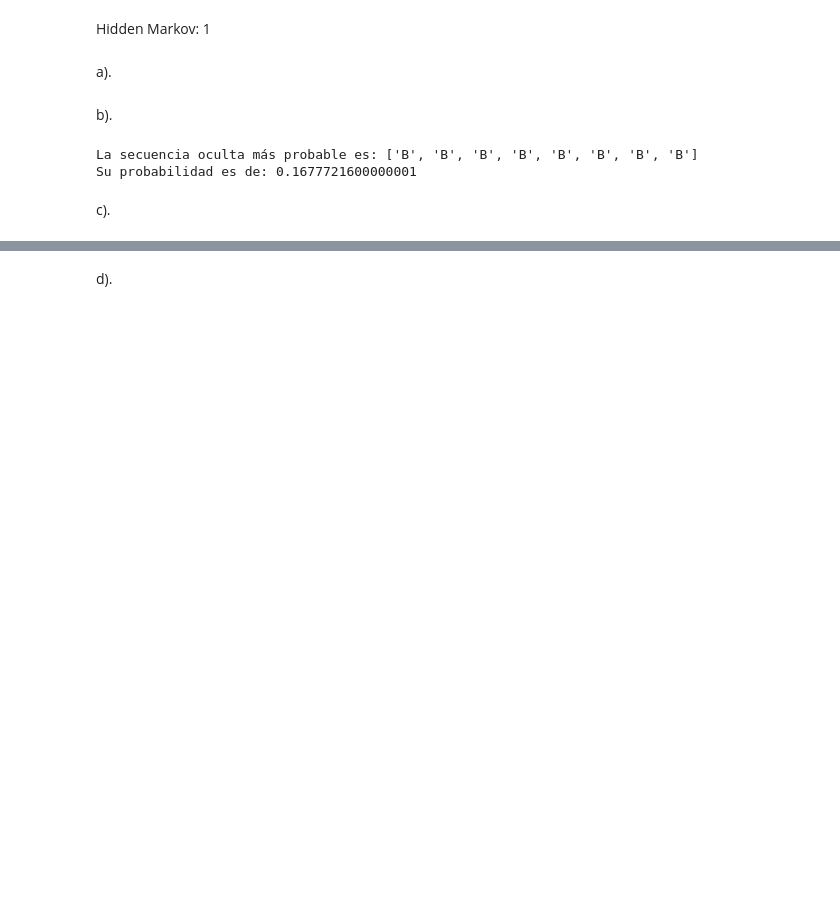
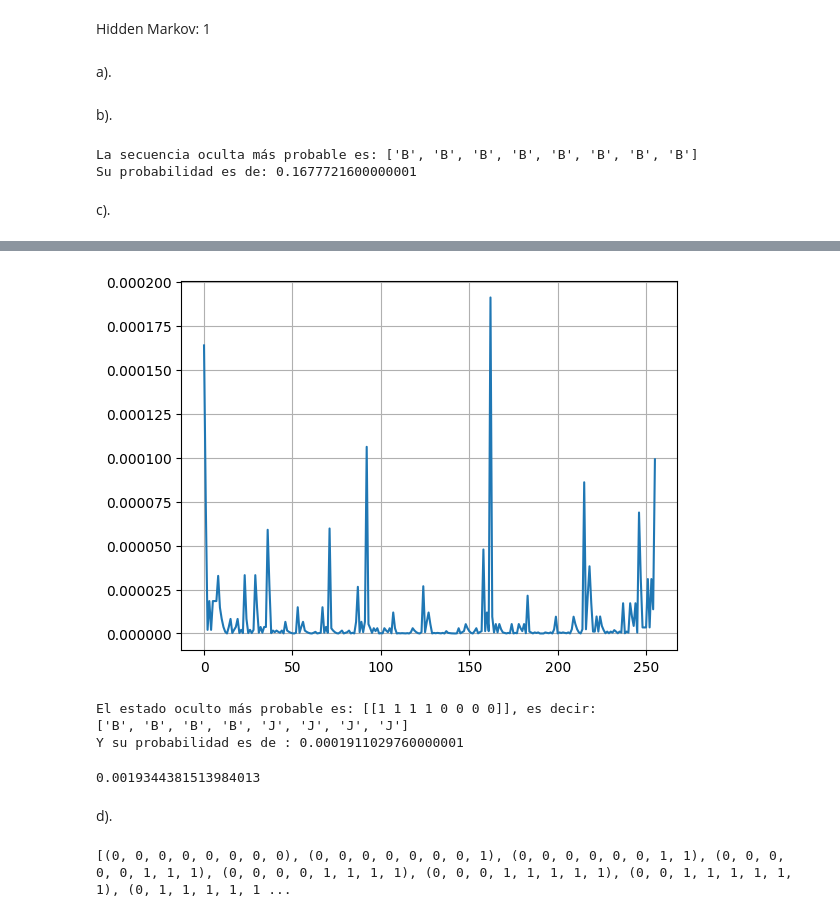
Before and after one commit to sarchilagomez/Metodos1_CatalinaFuentes_SilvanaArchila, a Jupyter notebook: Parcial4/Hidden_Markov1.ipynb, the cells around one changed output, grey strips where cells are left out. Drawn from its saved outputs; the diff is of its cells as text; code cells hidden in the pictures; blank space fills up the shorter version.

```diff
--- a/Parcial4/Hidden_Markov1.ipynb
+++ b/Parcial4/Hidden_Markov1.ipynb
@@ -100,0 +92,3 @@ print(f"{probabilidad}")
+# %%
+HiddenStates = GetStates(States,8)
+HiddenStates
@@ -100,0 +104,23 @@ print(f"{probabilidad}")
+# %%
+def GetProb(T,E,Obs,State,Prior):
+
+    n = len(Obs)
+    p = 1.
+
+    p *= Prior[State[0]]
+
+    # Matriz de transicion
+    for i in range(n-1):
+        p *= T[ State[i+1], State[i]  ]
+
+    for i in range(n):
+        p *= E[ Obs[i], State[i] ]
+
+    return p
+# %%
+P = np.zeros(HiddenStates.shape[0], dtype=np.float64)
+# %%
+for i in range(P.shape[0]):
+    P[i] = GetProb(T,E,Obs,HiddenStates[i],Prior)
+
+print(P)
@@ -101,2 +145,23 @@ print(f"{probabilidad}")
+# %%
+plt.plot(P)
+plt.grid(True)
+# %% [output]
+[figure, added]
+# %%
+ii = np.where( P == np.amax(P))
+print(f"El estado oculto más probable es: {HiddenStates[ii]}, es decir:")
+lista = []
+for i in HiddenStates[ii][0]:
+    lista.append(DictH[i])
+print(lista)
+print(f"Y su probabilidad es de : {max(P)}")
+# %% [output]
+El estado oculto más probable es: [[1 1 1 1 0 0 0 0]], es decir:
+['B', 'B', 'B', 'B', 'J', 'J', 'J', 'J']
+Y su probabilidad es de : 0.0001911029760000001
+# %%
+np.sum(P)
+# %% [output]
+0.0019344381513984013
 # %% [markdown]
 d).
@@ -116,0 +168,4 @@ d).
+# %%
+ObsStates = GetStates([0, 1],8)
+# %% [output]
+[(0, 0, 0, 0, 0, 0, 0, 0), (0, 0, 0, 0, 0, 0, 0, 1), (0, 0, 0, 0, 0, 0, 1, 1), (0, 0, 0, 0, 0, 1, 1, 1), (0, 0, 0, 0, 1, 1, 1, 1), (0, 0, 0, 1, 1, 1, 1, 1), (0, 0, 1, 1, 1, 1, 1, 1), (0, 1, 1, 1, 1, 1 ...
```
Also changed, not shown: parts of 14 cells of this notebook, 1 other file.
